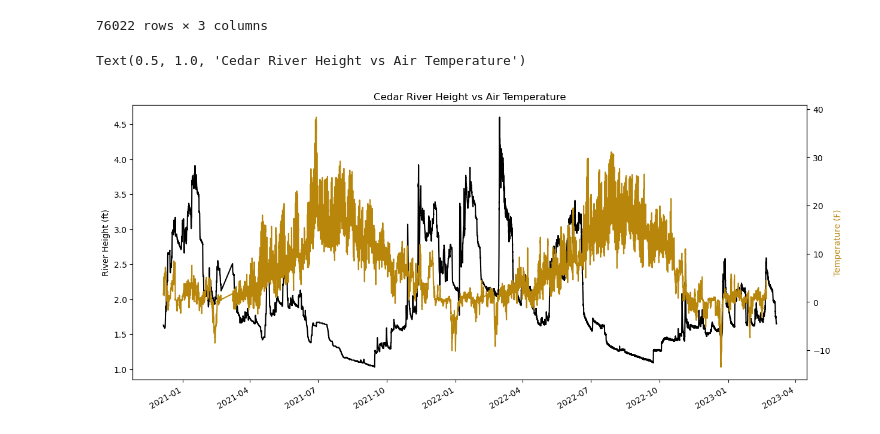
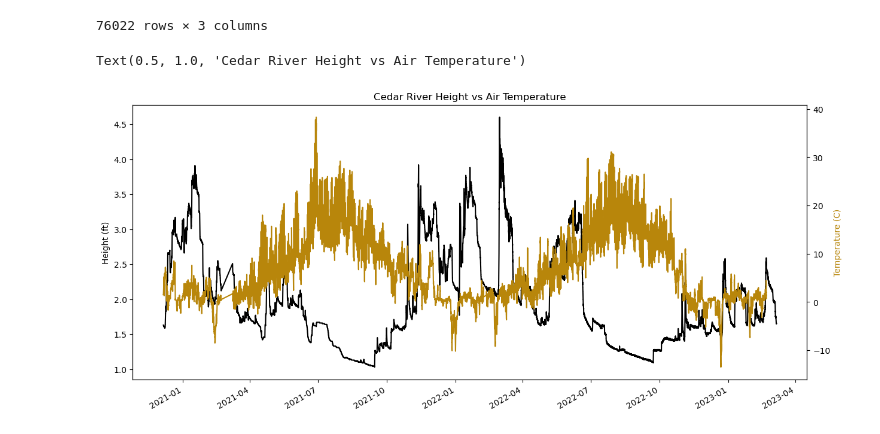
Before and after one commit to tydunn1/Nooksack_River_Analysis, a Jupyter notebook: Final.ipynb, the cells around one changed output. Drawn from its saved outputs; the diff is of its cells as text; code cells hidden in the pictures.

```diff
--- a/Final.ipynb
+++ b/Final.ipynb
@@ -176,16 +176,16 @@ cr_df
 # %%
 fig, axes = plt.subplots(figsize = (12, 6))
 ax0 = axes
 fig.tight_layout() # add spacing between plots
 
 axes.plot(cr_df.Date_Time, cr_df.Height_ft, color = 'black')
 ax0 = cr_df.plot(x = 'Date_Time', y = 'Air_Temp_C', ax = axes, secondary_y = True, color = 'darkgoldenrod')
-axes.set_ylabel('River Height (ft)')
-ax0.set_ylabel('Temperature (F)', color = 'darkgoldenrod') # secondary axis
+axes.set_ylabel('Height (ft)')
+ax0.set_ylabel('Temperature (C)', color = 'darkgoldenrod') # secondary axis
 axes.set_xlabel('')
 axes.get_legend().remove()
 
 axes.set_title('Cedar River Height vs Air Temperature')
 # %% [output]
 Text(0.5, 1.0, 'Cedar River Height vs Air Temperature')
-[figure, old version]
+[figure, new version]
```
Also changed, not shown: parts of 2 cells of this notebook, 4 other files.
